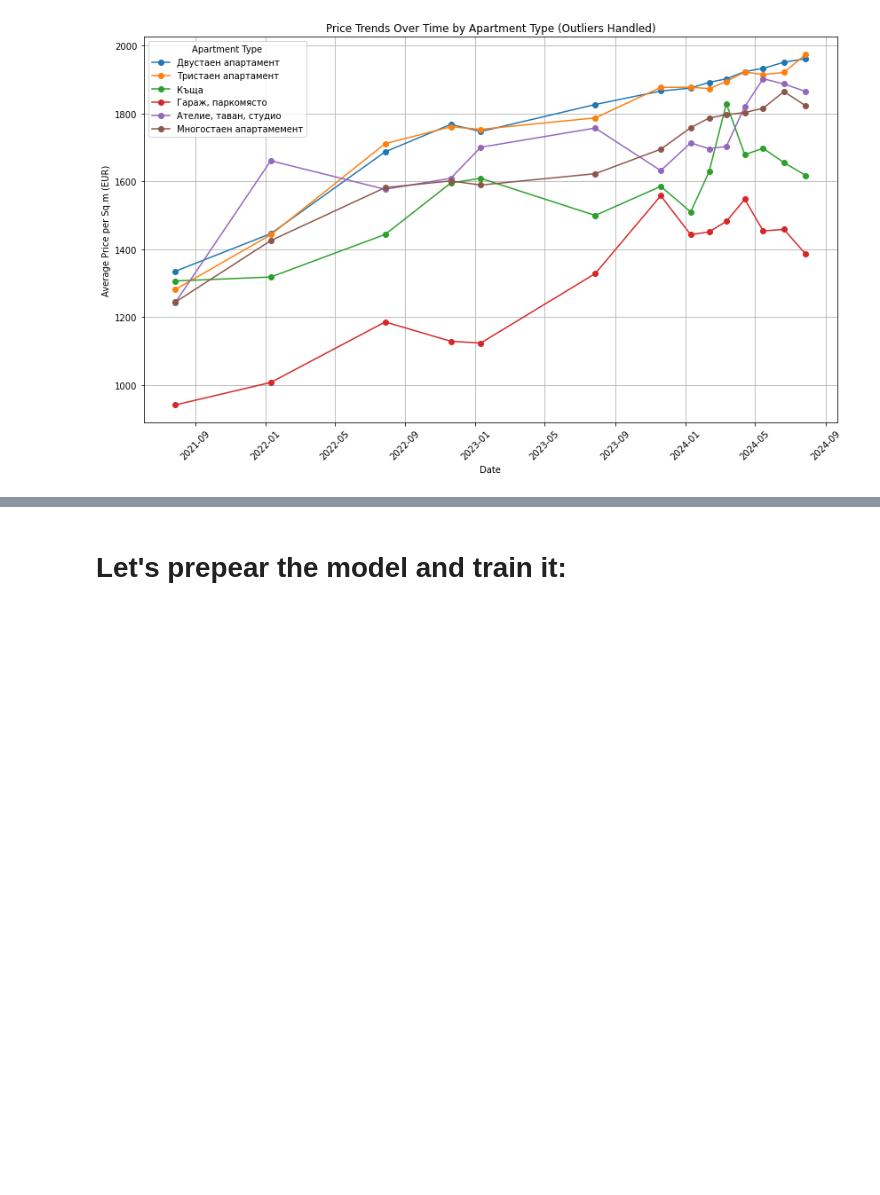
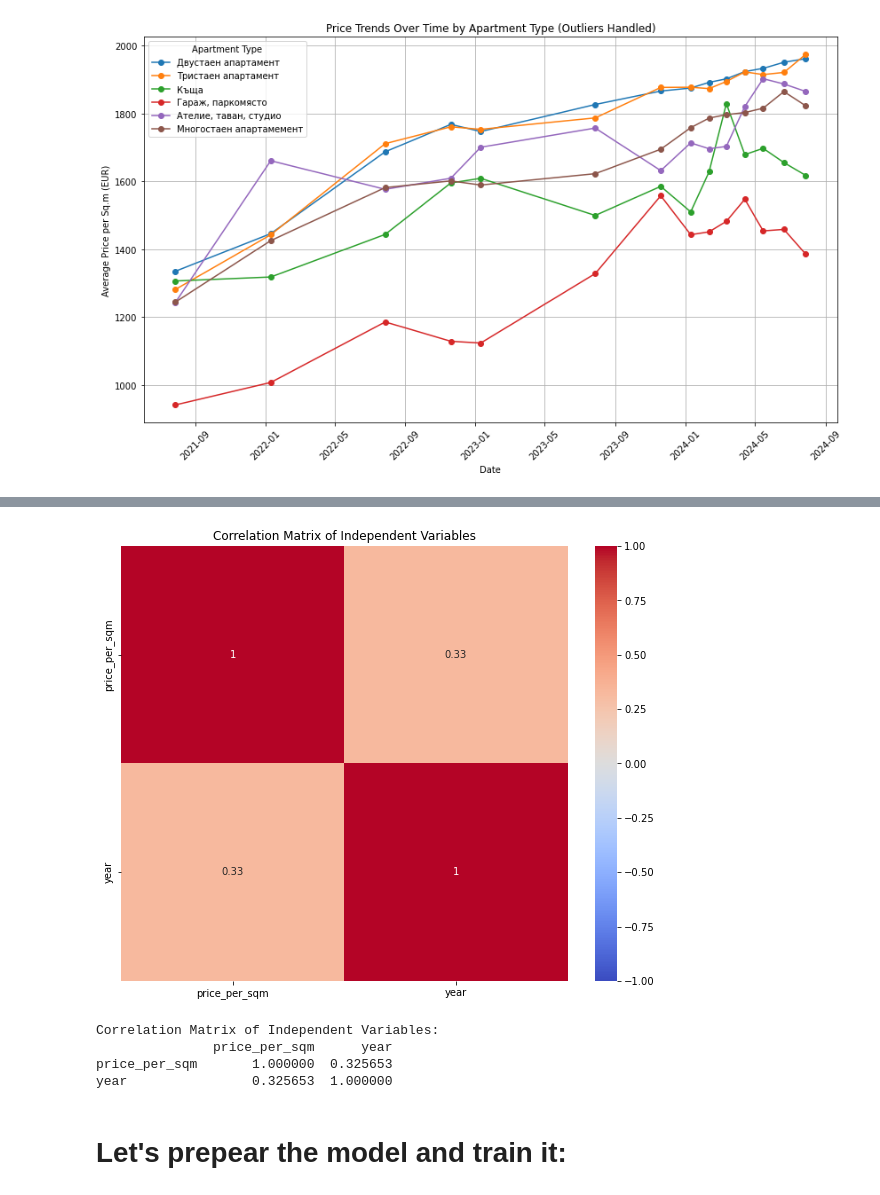
Before and after one commit to GalkaKG/Predicting-Sofia-Real-Estate-Prices, a Jupyter notebook: first_dataset_eda_and_modeling.ipynb, the cells around one changed output, grey strips where cells are left out. Drawn from its saved outputs; the diff is of its cells as text; code cells hidden in the pictures; blank space fills up the shorter version.

```diff
--- a/first_dataset_eda_and_modeling.ipynb
+++ b/first_dataset_eda_and_modeling.ipynb
@@ -411,0 +432,24 @@ plt.show()
+# %%
+# Calculate correlation matrix
+correlation_matrix = combined_df[independent_vars].corr()
+plt.figure(figsize=(10, 8))
+sns.heatmap(correlation_matrix, annot=True, cmap='coolwarm', vmin=-1, vmax=1)
+plt.title('Correlation Matrix of Independent Variables')
+plt.show()
+# %% [output]
+[figure, added]
+# %%
+# List of independent variables
+independent_vars = ['region', 'price_per_sqm', 'currency', 'apartment_type', 'year']
+
+# Calculate correlation matrix
+correlation_matrix = combined_df[independent_vars].corr()
+
+# Display the correlation matrix
+print("Correlation Matrix of Independent Variables:")
+print(correlation_matrix)
+# %% [output]
+Correlation Matrix of Independent Variables:
+               price_per_sqm      year
+price_per_sqm       1.000000  0.325653
+year                0.325653  1.000000
```
Also changed, not shown: parts of 7 cells of this notebook, 2 other files.
